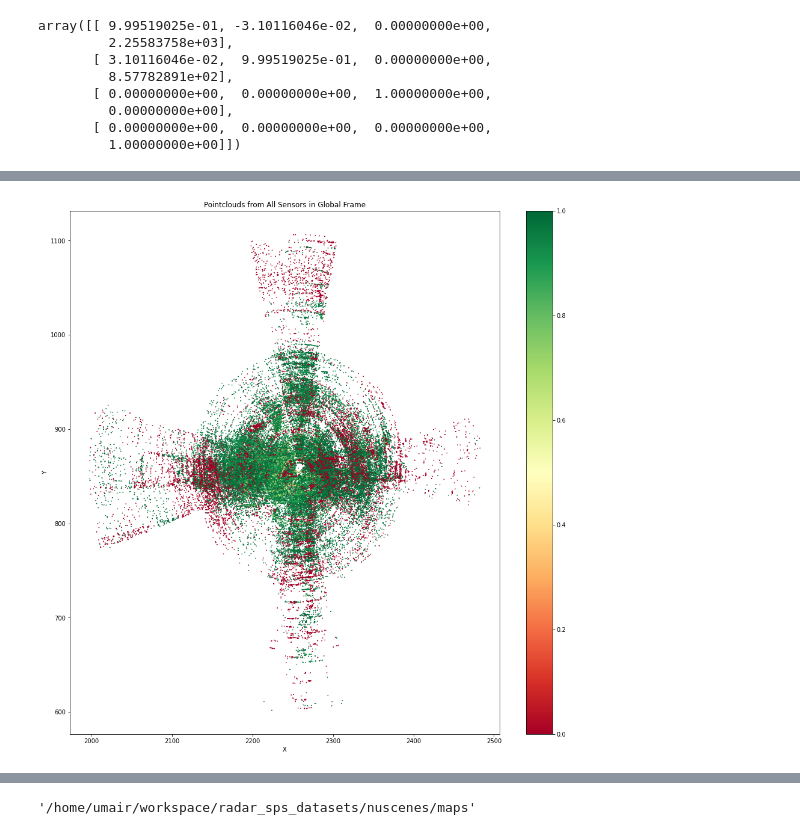
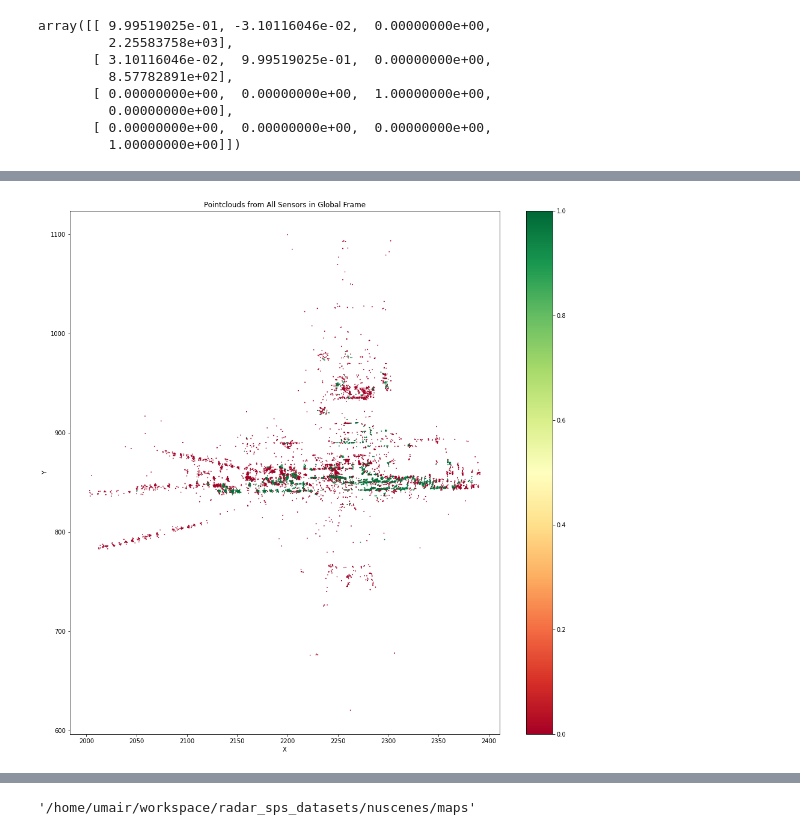
Before and after one commit to umairkhawaja/radar_auto_labeler, a Jupyter notebook: notebooks/generate_training_data.ipynb, the cells around one changed output, grey strips where cells are left out. Saved outputs shown, nothing was run; the diff lists cells and outputs as text; code cells hidden in the pictures.

```diff
--- a/notebooks/generate_training_data.ipynb
+++ b/notebooks/generate_training_data.ipynb
@@ -40,6 +47,7 @@ nuscenes_exp = {
 # %%
 def extract_data(dataset):
     num_frames = len(dataset)
+    local_poses = dataset.local_poses
     global_poses = dataset.global_poses
     ego_timestamps = dataset.timestamps
     all_data = []
@@ -56,6 +64,7 @@ def extract_data(dataset):
                 'stability_scores': scores
             }
         frame_dict['ego_pose'] = global_poses[i]
+        frame_dict['ego_local_pose'] = local_poses[i]
         frame_dict['ego_timestamp'] = ego_timestamps[i]
         all_data.append(frame_dict)
     return all_data
@@ -80,7 +89,8 @@ dataset_sequence = NuScenesMultipleRadarMultiSweeps(
     sps_labels_dir=sps_maps_dir,
     apply_dpr=apply_dpr,
     filter_points=filter_points,
-    ransac_threshold=dpr_thresh
+    ransac_threshold=dpr_thresh,
+    reformat_pcl=False
 
 )
 
@@ -121,33 +135,36 @@ def plot_pointclouds(sensor_data, ego_pose):
     all_points = []
     all_scores = []
 
-    for sensor, data in sensor_data.items():
-        if sensor == 'ego_pose':
-            continue
-        calib_matrix = data['calib']
-        pointcloud = data['pointcloud']
-        stability_scores = data['stability_scores']
+    if type(sensor_data) == list:
+        for sd, pose in zip(sensor_data, ego_pose):
+            for sensor, data in sd.items():
+                if sensor == 'ego_pose' or sensor == 'ego_timestamp' or sensor == 'ego_local_pose':
+                    continue
+                calib_matrix = data['calib']
+                pointcloud = data['pointcloud']
+                stability_scores = data['stability_scores']
 
-        # Transform points from sensor to ego vehicle frame
-        ego_frame_points = transform_doppler_points(calib_matrix, pointcloud)
+                # Transform points from sensor to ego vehicle frame
+                ego_frame_points = transform_doppler_points(calib_matrix, pointcloud)
 
-        # Transform points from ego vehicle frame to global frame
-        global_frame_points = transform_doppler_points(ego_pose, ego_frame_points)
+                # Transform points from ego vehicle frame to global frame
+                global_frame_points = transform_doppler_points(pose, ego_frame_points)
 
-        # Append points and their color based on individual stability scores
-        all_points.append(global_frame_points)
-        all_scores.append(stability_scores)
+                # Append points and their color based on individual stability scores
+                all_points.append(global_frame_points)
+                all_scores.append(stability_scores)
 
     all_points = np.vstack(all_points)
     all_scores = np.concatenate(all_scores)
 
     # Create scatter plot
     fig = plt.figure(figsize=(16, 16))
+
     ax = fig.add_subplot(111)
+    ax.set_xlabel('X')
+    ax.set_ylabel('Y')
     sc = ax.scatter(all_points[:, 0], all_points[:, 1], c=all_scores, cmap='RdYlGn', s=0.5)
 
-    ax.set_xlabel('X')
-    ax.set_ylabel('Y')
+    plt.title('Pointclouds from All Sensors in Global Frame')
     plt.colorbar(sc)
-    plt.title('Pointclouds from All Sensors in Global Frame')
     plt.show()
@@ -199,4 +171,4 @@ all_data = concatenate_sensor_data(data)
-# %%
-plot_pointclouds(all_data, all_data['ego_pose'])
-# %% [output]
-[figure, removed]
+# %%
+plot_pointclouds(data[:5], [d['ego_pose'] for d in data[:5]])
+# %% [output]
+[figure, added]
```
Also changed, not shown: parts of 18 cells of this notebook, 10 other files.
